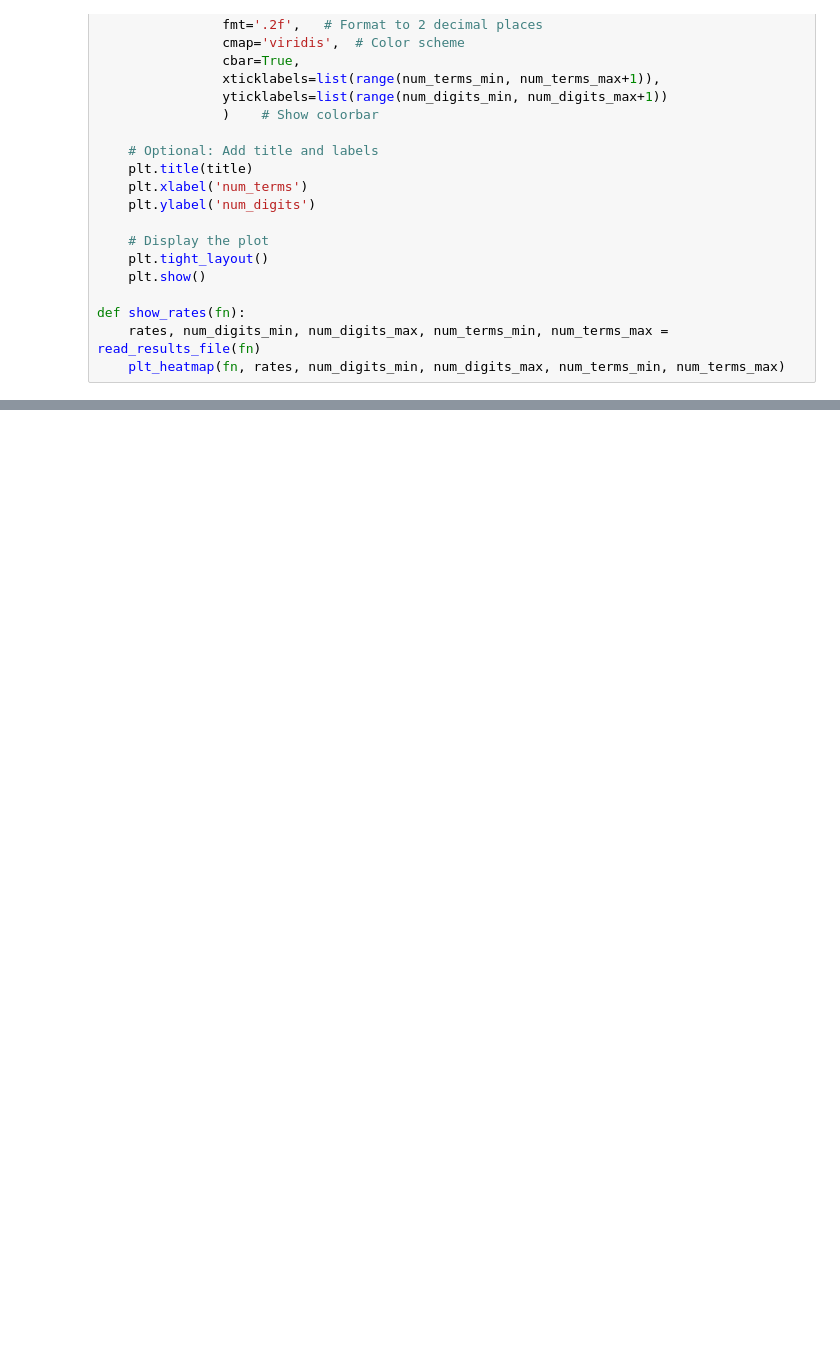
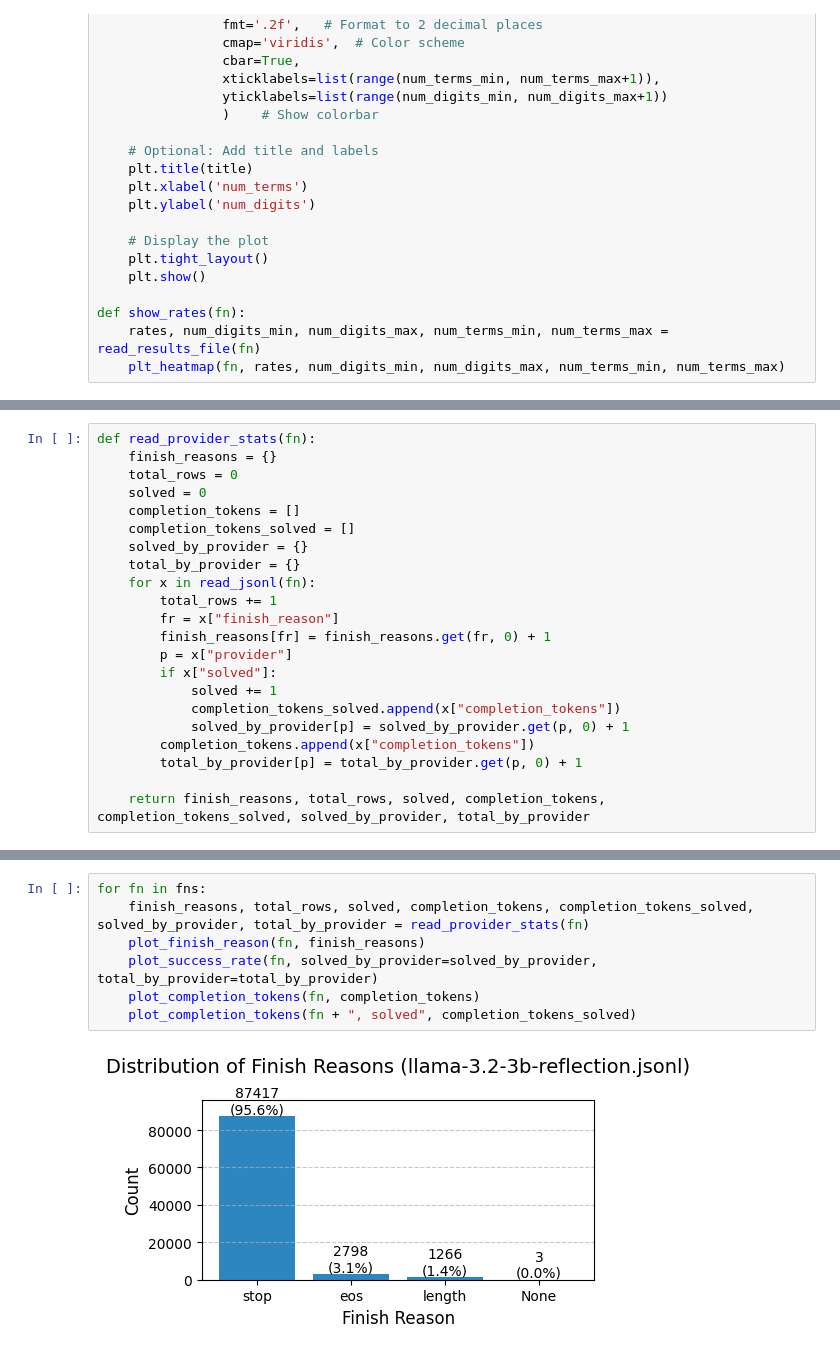
Before and after one commit to open-thought/arc-agi-2, a Jupyter notebook: arc-1/math_tasks/plot_llama-3.2-3b_solve_rate.ipynb, the cells around one changed output, grey strips where cells are left out. Drawn from its saved outputs; the diff is of its cells as text; blank space fills up the shorter version.

```diff
--- a/arc-1/math_tasks/plot_llama-3.2-3b_solve_rate.ipynb
+++ b/arc-1/math_tasks/plot_llama-3.2-3b_solve_rate.ipynb
@@ -79 +74,23 @@ show_rates(fn)
 [figure]
+# %%
+def read_provider_stats(fn):
+    finish_reasons = {}
+    total_rows = 0
+    solved = 0
+    completion_tokens = []
+    completion_tokens_solved = []
+    solved_by_provider = {}
+    total_by_provider = {}
+    for x in read_jsonl(fn):
+        total_rows += 1
+        fr = x["finish_reason"]
+        finish_reasons[fr] = finish_reasons.get(fr, 0) + 1
+        p = x["provider"]
+        if x["solved"]:
+            solved += 1
+            completion_tokens_solved.append(x["completion_tokens"])
+            solved_by_provider[p] = solved_by_provider.get(p, 0) + 1
+        completion_tokens.append(x["completion_tokens"])
+        total_by_provider[p] = total_by_provider.get(p, 0) + 1
+
+    return finish_reasons, total_rows, solved, completion_tokens, completion_tokens_solved, solved_by_provider, total_by_provider
@@ -79,0 +208,9 @@ show_rates(fn)
+# %%
+for fn in fns:
+    finish_reasons, total_rows, solved, completion_tokens, completion_tokens_solved, solved_by_provider, total_by_provider = read_provider_stats(fn)
+    plot_finish_reason(fn, finish_reasons)
+    plot_success_rate(fn, solved_by_provider=solved_by_provider, total_by_provider=total_by_provider)
+    plot_completion_tokens(fn, completion_tokens)
+    plot_completion_tokens(fn + ", solved", completion_tokens_solved)
+# %% [output]
+[figure, added]
```
Also changed, not shown: parts of 3 cells of this notebook.
